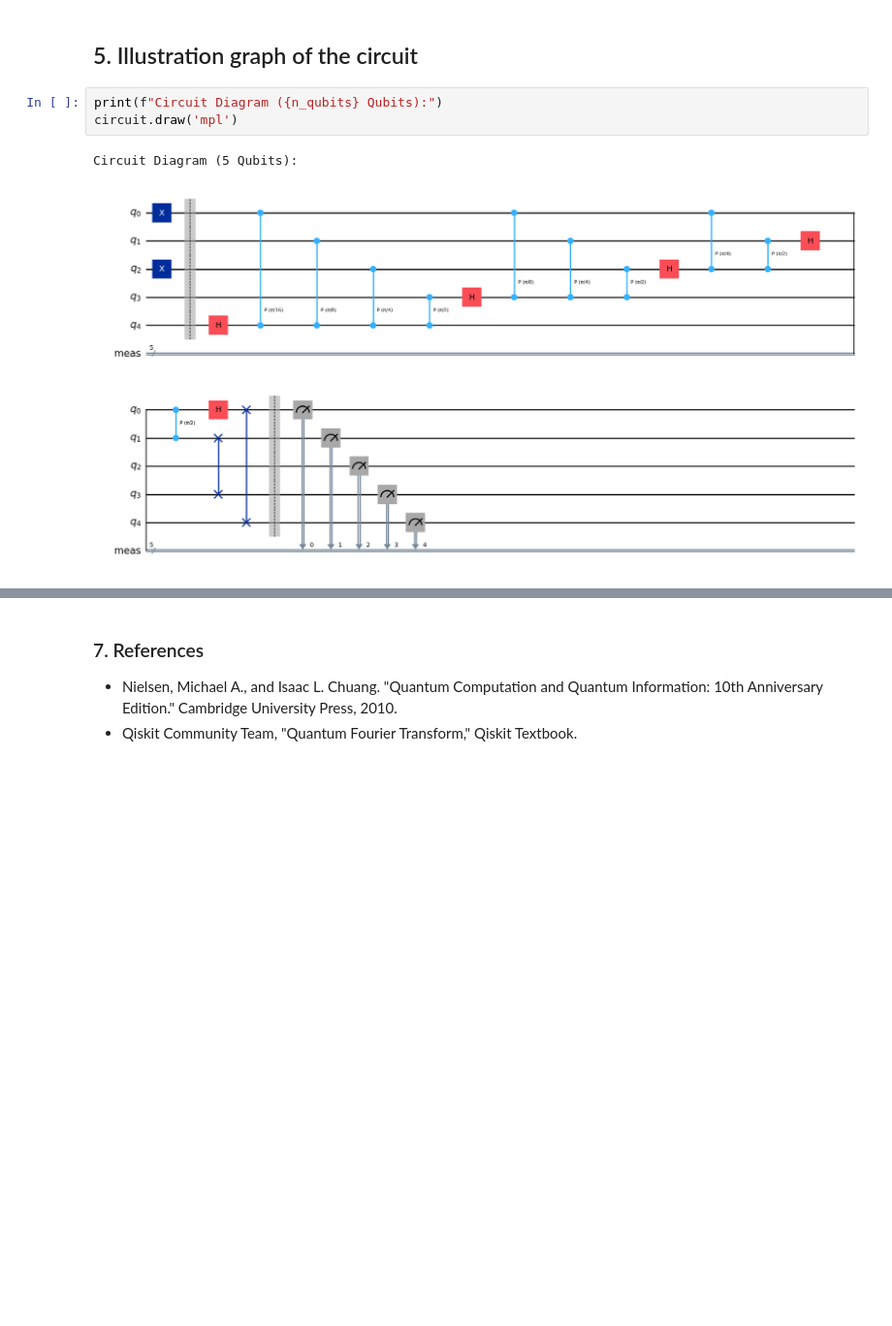
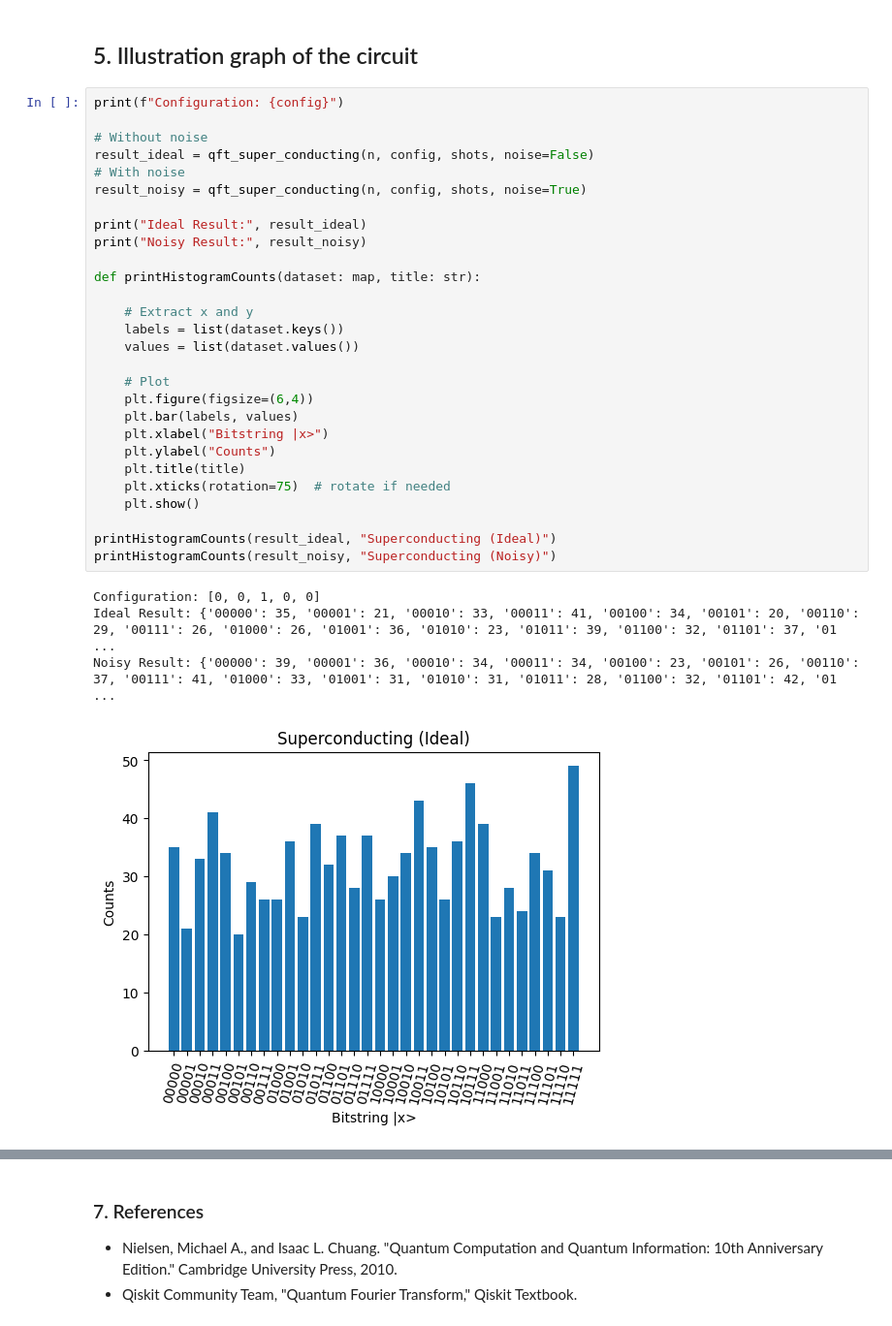
Before and after one commit to msoliviawatt/QFT-Cross-Verification, a Jupyter notebook: Superconducting/qft_super_conducting.ipynb, the cells around one changed output, grey strips where cells are left out. Shown: that part at 97% size. Cells and saved outputs as stored; diff of their text form; blank space fills up the shorter version.

Commit message:
Added noise model to super conducting

```diff
--- a/Superconducting/qft_super_conducting.ipynb
+++ b/Superconducting/qft_super_conducting.ipynb
@@ -98,8 +104,35 @@ circuit = make_qft_circuit(n_qubits)
 # %% [markdown]
 ## 5. Illustration graph of the circuit
 # %%
-print(f"Circuit Diagram ({n_qubits} Qubits):")
-circuit.draw('mpl')
+print(f"Configuration: {config}")
+
+# Without noise
+result_ideal = qft_super_conducting(n, config, shots, noise=False)
+# With noise
+result_noisy = qft_super_conducting(n, config, shots, noise=True)
+
+print("Ideal Result:", result_ideal)
+print("Noisy Result:", result_noisy)
+
+def printHistogramCounts(dataset: map, title: str):
+
+    # Extract x and y
+    labels = list(dataset.keys())
+    values = list(dataset.values())
+
+    # Plot
+    plt.figure(figsize=(6,4))
+    plt.bar(labels, values)
+    plt.xlabel("Bitstring |x>")
+    plt.ylabel("Counts")
+    plt.title(title)
+    plt.xticks(rotation=75)  # rotate if needed
+    plt.show()
+
+printHistogramCounts(result_ideal, "Superconducting (Ideal)")
+printHistogramCounts(result_noisy, "Superconducting (Noisy)")
 # %% [output]
-Circuit Diagram (5 Qubits):
+Configuration: [0, 0, 1, 0, 0]
+Ideal Result: {'00000': 35, '00001': 21, '00010': 33, '00011': 41, '00100': 34, '00101': 20, '00110': 29, '00111': 26, '01000': 26, '01001': 36, '01010': 23, '01011': 39, '01100': 32, '01101': 37, '01 ...
+Noisy Result: {'00000': 39, '00001': 36, '00010': 34, '00011': 34, '00100': 23, '00101': 26, '00110': 37, '00111': 41, '01000': 33, '01001': 31, '01010': 31, '01011': 28, '01100': 32, '01101': 42, '01 ...
-[figure, old version]
+[figure, new version]
```
Also changed, not shown: parts of 6 cells of this notebook, 1 other file.
